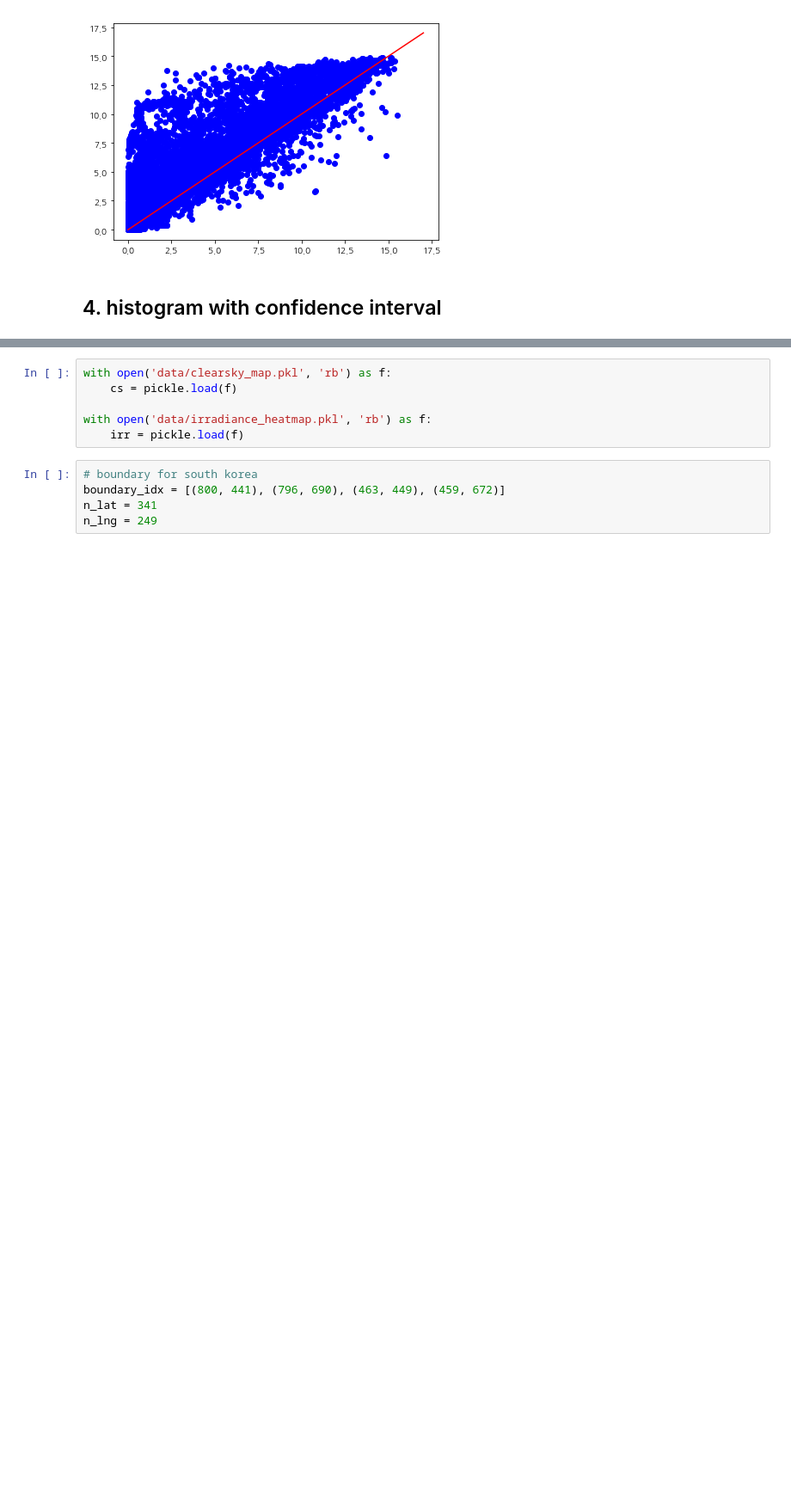
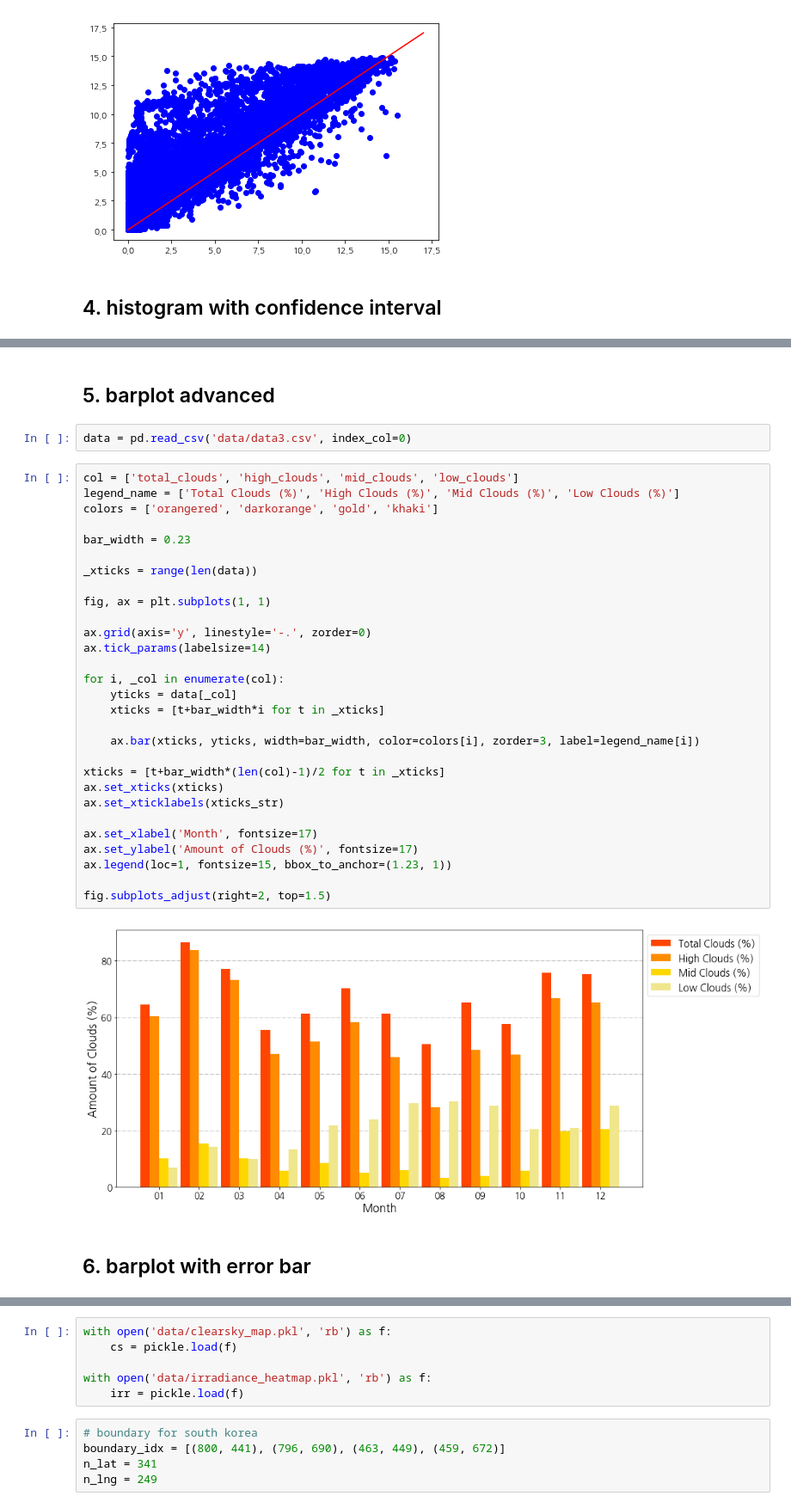
Before and after one commit to youjin2/dev, a Jupyter notebook: plot/matplotlib.ipynb, the cells around one changed output, grey strips where cells are left out. Shown: that part at 86% size. Drawn from its saved outputs; the diff is of its cells as text; blank space fills up the shorter version.

Commit message:
NEW: add barplot, heatmap template

```diff
--- a/plot/matplotlib.ipynb
+++ b/plot/matplotlib.ipynb
@@ -267,0 +292,37 @@ fig.subplots_adjust(right=1.3, top=1.3)
+# %% [markdown]
+## 5. barplot advanced
+# %%
+data = pd.read_csv('data/data3.csv', index_col=0)
+# %%
+col = ['total_clouds', 'high_clouds', 'mid_clouds', 'low_clouds']
+legend_name = ['Total Clouds (%)', 'High Clouds (%)', 'Mid Clouds (%)', 'Low Clouds (%)']
+colors = ['orangered', 'darkorange', 'gold', 'khaki']
+
+bar_width = 0.23
+
+_xticks = range(len(data))
+
+fig, ax = plt.subplots(1, 1)
+
+ax.grid(axis='y', linestyle='-.', zorder=0)
+ax.tick_params(labelsize=14)
+
+for i, _col in enumerate(col):
+    yticks = data[_col]
+    xticks = [t+bar_width*i for t in _xticks]
+
+    ax.bar(xticks, yticks, width=bar_width, color=colors[i], zorder=3, label=legend_name[i])
+
+xticks = [t+bar_width*(len(col)-1)/2 for t in _xticks]
+ax.set_xticks(xticks)
+ax.set_xticklabels(xticks_str)
+
+ax.set_xlabel('Month', fontsize=17)
+ax.set_ylabel('Amount of Clouds (%)', fontsize=17)
+ax.legend(loc=1, fontsize=15, bbox_to_anchor=(1.23, 1))
+
+fig.subplots_adjust(right=2, top=1.5)
+# %% [output]
+[figure, added]
+# %% [markdown]
+## 6. barplot with error bar
```
Also changed, not shown: parts of 8 cells of this notebook, 4 other files.
